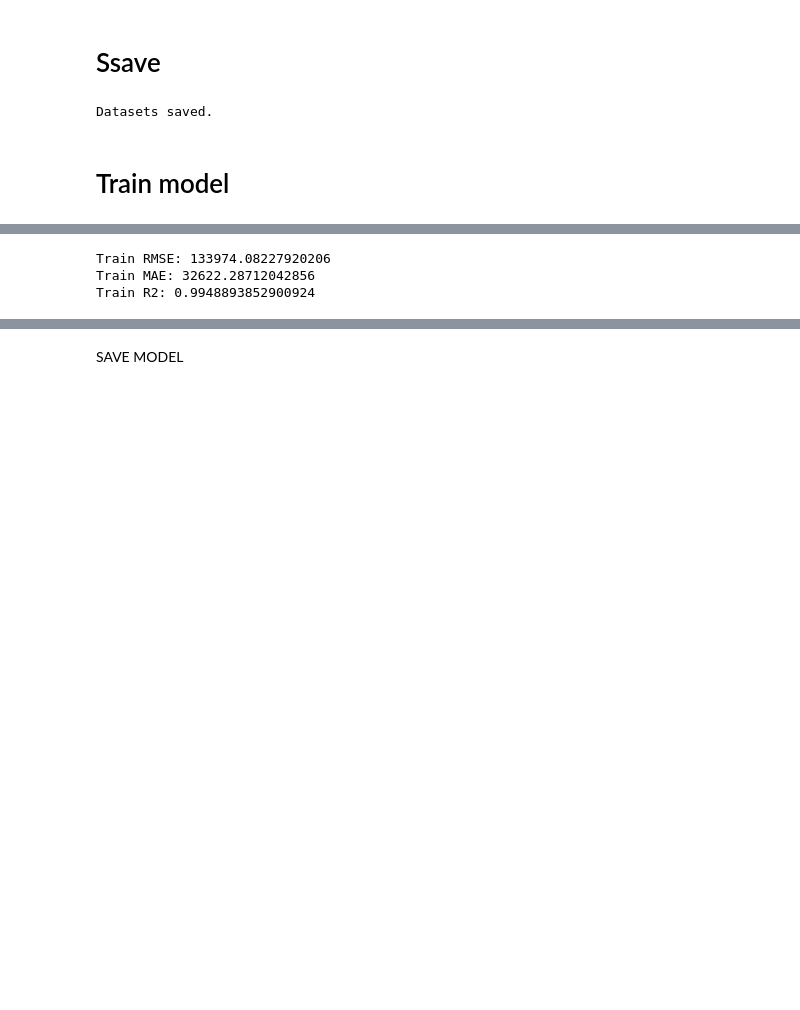
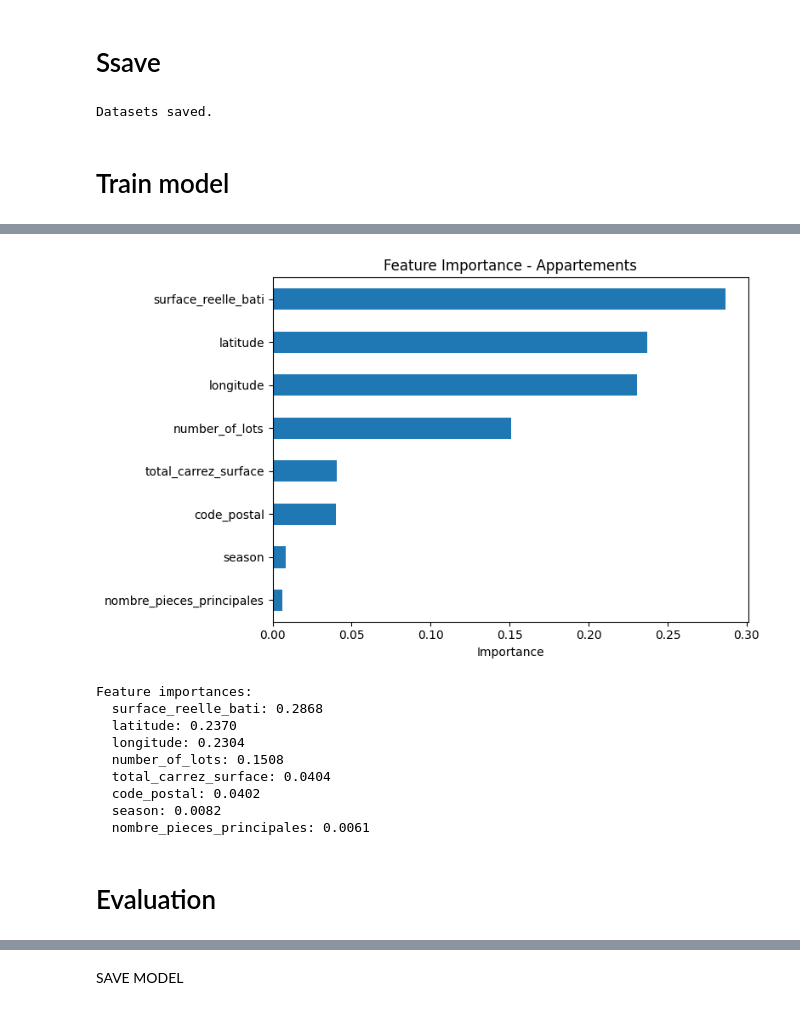
Before and after one commit to CharlesBoschCregut/ML-Project-Real-Estate-prediction, a Jupyter notebook: train_apt.ipynb, the cells around one changed output, grey strips where cells are left out. Cells and saved outputs as stored; diff of their text form; code cells hidden in the pictures; blank space fills up the shorter version.

```diff
--- a/train_apt.ipynb
+++ b/train_apt.ipynb
@@ -118,14 +122,24 @@ Datasets saved.
 # %% [markdown]
 # Train model
 # %%
-model_appart = RandomForestRegressor(
-    n_estimators=200,
-    max_depth=20,
-    random_state=42,
-    n_jobs=-1
-)
+# Baseline CV score
+baseline_rf = RandomForestRegressor(n_estimators=200, max_depth=20, random_state=42, n_jobs=-1)
+cv_scores = cross_val_score(baseline_rf, X_train, y_train, cv=5, scoring='r2')
+print(f"Baseline CV R2: {cv_scores.mean():.4f} (+/- {cv_scores.std():.4f})")
 
-model_appart.fit(X_train, y_train)
+# GridSearchCV for regularized hyperparameters
+rf = RandomForestRegressor(random_state=42, n_jobs=-1)
+param_grid = {
+    'n_estimators': [200, 300],
+    'max_depth': [8, 10, 12],
+    'min_samples_split': [5, 10, 20],
+    'min_samples_leaf': [4, 8],
+}
 
-print("Model trained.")
+grid_search = GridSearchCV(rf, param_grid, cv=5, scoring='r2', verbose=1, n_jobs=1)
+grid_search.fit(X_train, y_train)
+
+model = grid_search.best_estimator_
+print(f"\nBest params: {grid_search.best_params_}")
+print(f"Best CV R2: {grid_search.best_score_:.4f}")
 # %% [output]
@@ -168,15 +153,27 @@ Erreur moyenne (%) : 29.57246758883974
-# %%
-
-y_train_pred = model_appart.predict(X_train)
-
-rmse_train = np.sqrt(mean_squared_error(y_train, y_train_pred))
-mae_train = mean_absolute_error(y_train, y_train_pred)
-r2_train = r2_score(y_train, y_train_pred)
-
-print("Train RMSE:", rmse_train)
-print("Train MAE:", mae_train)
-print("Train R2:", r2_train)
-# %% [output]
-Train RMSE: 133974.08227920206
-Train MAE: 32622.28712042856
-Train R2: 0.9948893852900924
+# %%
+importances = model.feature_importances_
+feat_imp = pd.Series(importances, index=features).sort_values(ascending=True)
+
+plt.figure(figsize=(8, 5))
+feat_imp.plot(kind='barh')
+plt.title("Feature Importance - Appartements")
+plt.xlabel("Importance")
+plt.tight_layout()
+plt.show()
+
+print("\nFeature importances:")
+for name, imp in feat_imp.sort_values(ascending=False).items():
+    print(f"  {name}: {imp:.4f}")
+# %% [output]
+[figure, added]
+Feature importances:
+  surface_reelle_bati: 0.2868
+  latitude: 0.2370
+  longitude: 0.2304
+  number_of_lots: 0.1508
+  total_carrez_surface: 0.0404
+  code_postal: 0.0402
+  season: 0.0082
+  nombre_pieces_principales: 0.0061
+# %% [markdown]
+# Evaluation
```
Also changed, not shown: parts of 12 cells of this notebook, 1 other file.
